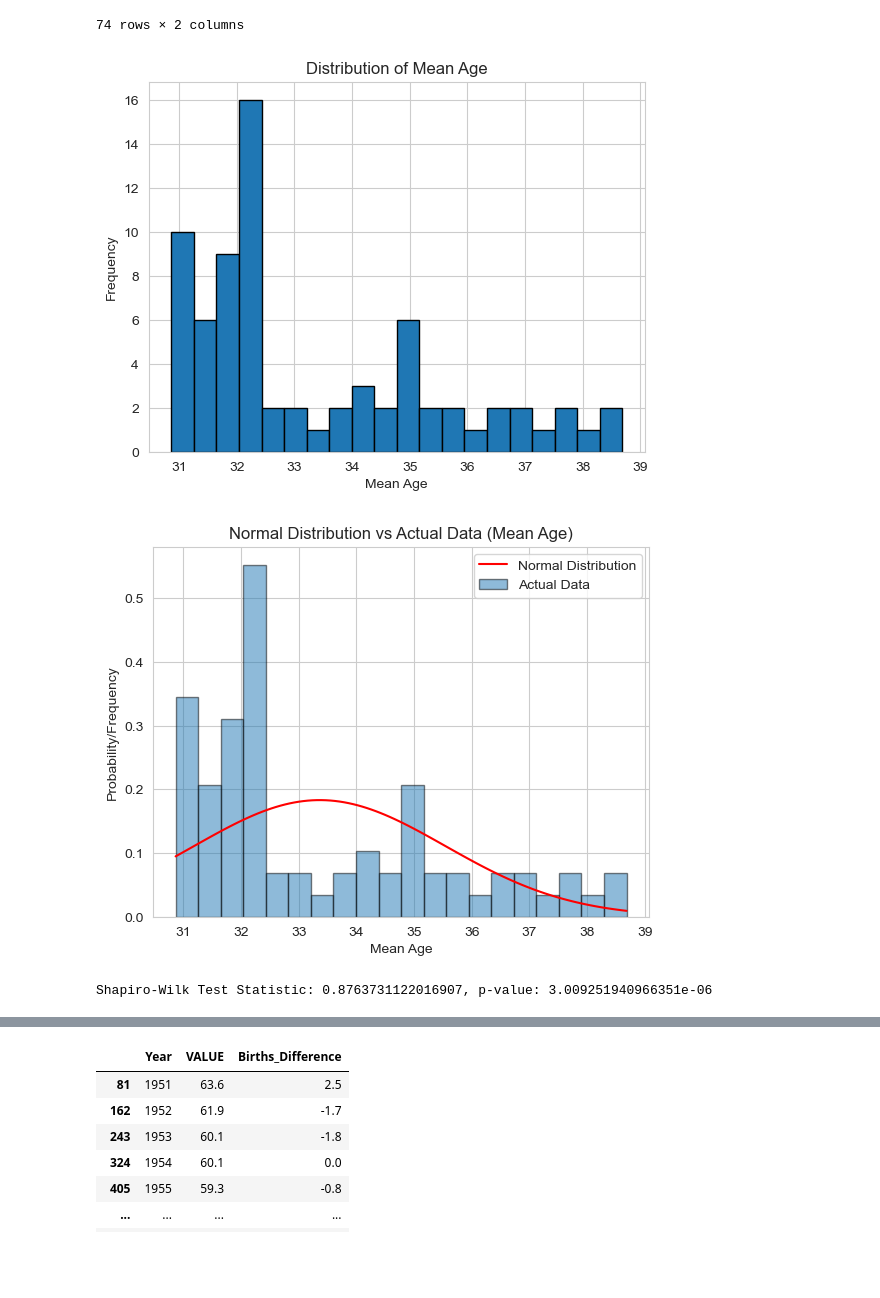
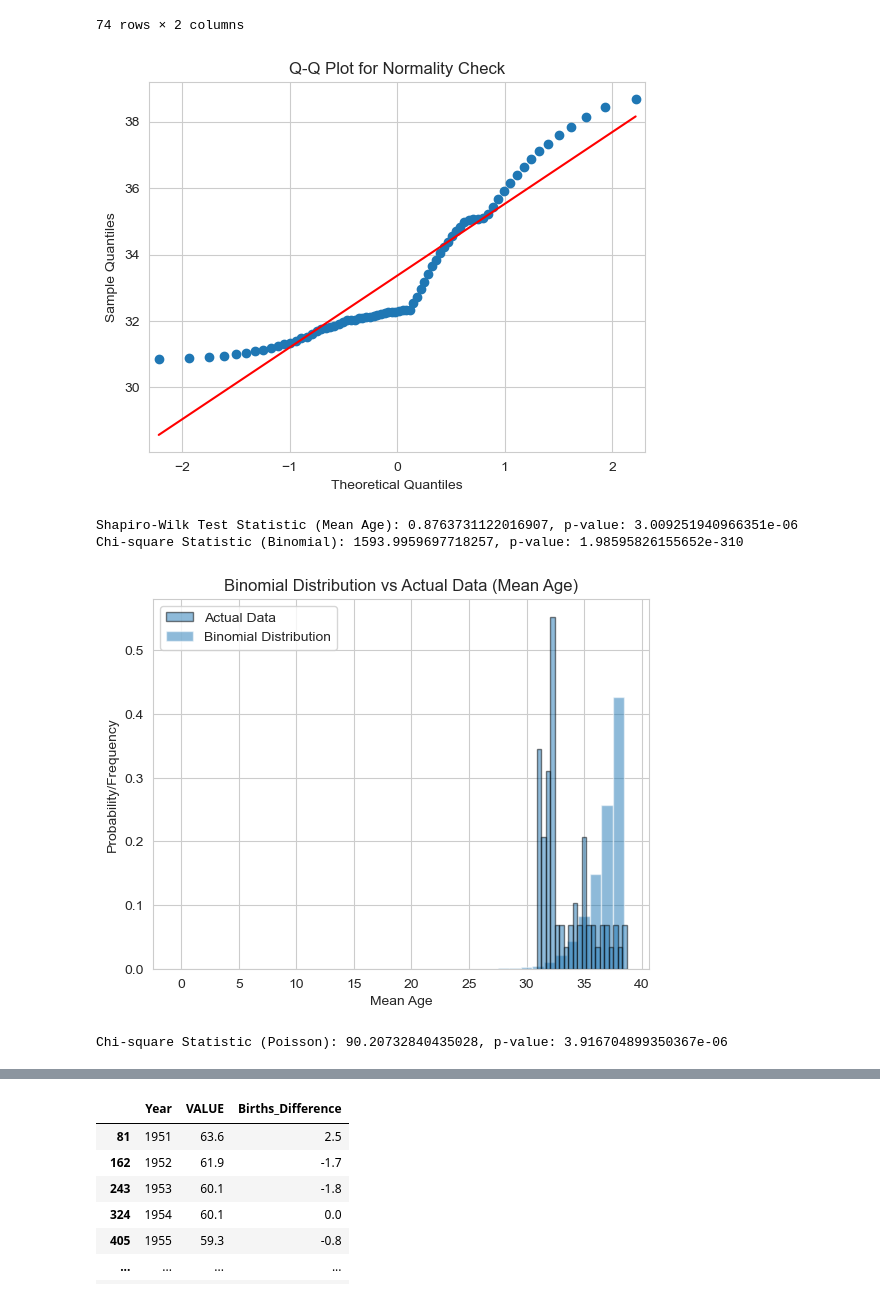
Before and after one commit to IlliaFadieiev/CA1, a Jupyter notebook: CA_main.ipynb, the cells around one changed output, grey strips where cells are left out. Saved outputs shown, nothing was run; the diff lists cells and outputs as text; code cells hidden in the pictures; blank space fills up the shorter version.

```diff
--- a/CA_main.ipynb
+++ b/CA_main.ipynb
@@ -812,28 +814,65 @@ calculated_mean_age_df
 | 73 | 2023 | 38.685389 |
 74 rows × 2 columns
 # %%
-plt.hist(calculated_mean_age_df['Mean Age'], bins=20, edgecolor='black')
-plt.title('Distribution of Mean Age')
-plt.xlabel('Mean Age')
-plt.ylabel('Frequency')
+sm.qqplot(calculated_mean_age_df['Mean Age'], line='s')
+plt.title('Q-Q Plot for Normality Check')
 plt.show()
 
-mu, sigma = calculated_mean_age_df['Mean Age'].mean(), calculated_mean_age_df['Mean Age'].std()
+stat_mean_age, p_value_mean_age = shapiro(calculated_mean_age_df['Mean Age'])
+print(f"Shapiro-Wilk Test Statistic (Mean Age): {stat_mean_age}, p-value: {p_value_mean_age}")
 
-x = np.linspace(calculated_mean_age_df['Mean Age'].min(), calculated_mean_age_df['Mean Age'].max(), 100)
-normal_pdf = norm.pdf(x, mu, sigma)
+n_binomial = 100
+p_binomial = 0.5
+x_binomial = np.arange(0, int(calculated_mean_age_df['Mean Age'].max()) + 2)
+binomial_dist = binom(n_binomial, p_binomial)
+binomial_pmf = binomial_dist.pmf(x_binomial[:-1])
 
-plt.plot(x, normal_pdf, label='Normal Distribution', color='red')
+binomial_pmf_normalized = binomial_pmf / binomial_pmf.sum()
+
+observed_counts_binomial, _ = np.histogram(calculated_mean_age_df['Mean Age'], bins=x_binomial)
+expected_counts_binomial = binomial_pmf_normalized * len(calculated_mean_age_df['Mean Age'])
+
+epsilon_binomial = 1e-10
+expected_counts_binomial += epsilon_binomial
+
+chi2_stat_binomial, p_value_binomial = chisquare(f_obs=observed_counts_binomial, f_exp=expected_counts_binomial)
+
+print(f"Chi-square Statistic (Binomial): {chi2_stat_binomial}, p-value: {p_value_binomial}")
+
+plt.bar(x_binomial[:-1], binomial_pmf_normalized, width=np.diff(x_binomial), label='Binomial Distribution', alpha=0.5)
 plt.hist(calculated_mean_age_df['Mean Age'], bins=20, density=True, edgecolor='black', label='Actual Data', alpha=0.5)
-plt.title('Normal Distribution vs Actual Data (Mean Age)')
+plt.title('Binomial Distribution vs Actual Data (Mean Age)')
 plt.xlabel('Mean Age')
 plt.ylabel('Probability/Frequency')
 plt.legend()
 plt.show()
 
-stat, p_value = shapiro(calculated_mean_age_df['Mean Age'])
-print(f"Shapiro-Wilk Test Statistic: {stat}, p-value: {p_value}")
+lambda_poisson = calculated_mean_age_df['Mean Age'].mean()
+x_poisson = np.arange(0, int(calculated_mean_age_df['Mean Age'].max()) + 2)
+poisson_pmf = poisson.pmf(x_poisson[:-1], lambda_poisson)
+
+poisson_pmf_normalized = poisson_pmf / poisson_pmf.sum()
+
+observed_counts_poisson, _ = np.histogram(calculated_mean_age_df['Mean Age'], bins=x_poisson)
+expected_counts_poisson = poisson_pmf_normalized * len(calculated_mean_age_df['Mean Age'])
+
+epsilon_poisson = 1e-10
+expected_counts_poisson += epsilon_poisson
+
+chi2_stat_poisson, p_value_poisson = chisquare(f_obs=observed_counts_poisson, f_exp=expected_counts_poisson)
+
+print(f"Chi-square Statistic (Poisson): {chi2_stat_poisson}, p-value: {p_value_poisson}")
+
+plt.bar(x_poisson[:-1], poisson_pmf_normalized, width=np.diff(x_poisson), label='Poisson Distribution', alpha=0.5)
+plt.hist(calculated_mean_age_df['Mean Age'], bins=20, density=True, edgecolor='black', label='Actual Data', alpha=0.5)
+plt.title('Poisson Distribution vs Actual Data (Mean Age)')
+plt.xlabel('Mean Age')
+plt.ylabel('Probability/Frequency')
+plt.legend()
+plt.show()
 # %% [output]
-[figure, old version]
+[figure, new version]
+Shapiro-Wilk Test Statistic (Mean Age): 0.8763731122016907, p-value: 3.009251940966351e-06
+Chi-square Statistic (Binomial): 1593.9959697718257, p-value: 1.98595826155652e-310
-[figure, old version]
+[figure, new version]
-Shapiro-Wilk Test Statistic: 0.8763731122016907, p-value: 3.009251940966351e-06
+Chi-square Statistic (Poisson): 90.20732840435028, p-value: 3.916704899350367e-06
```
Also changed, not shown: parts of 37 cells of this notebook, 4 other files.
